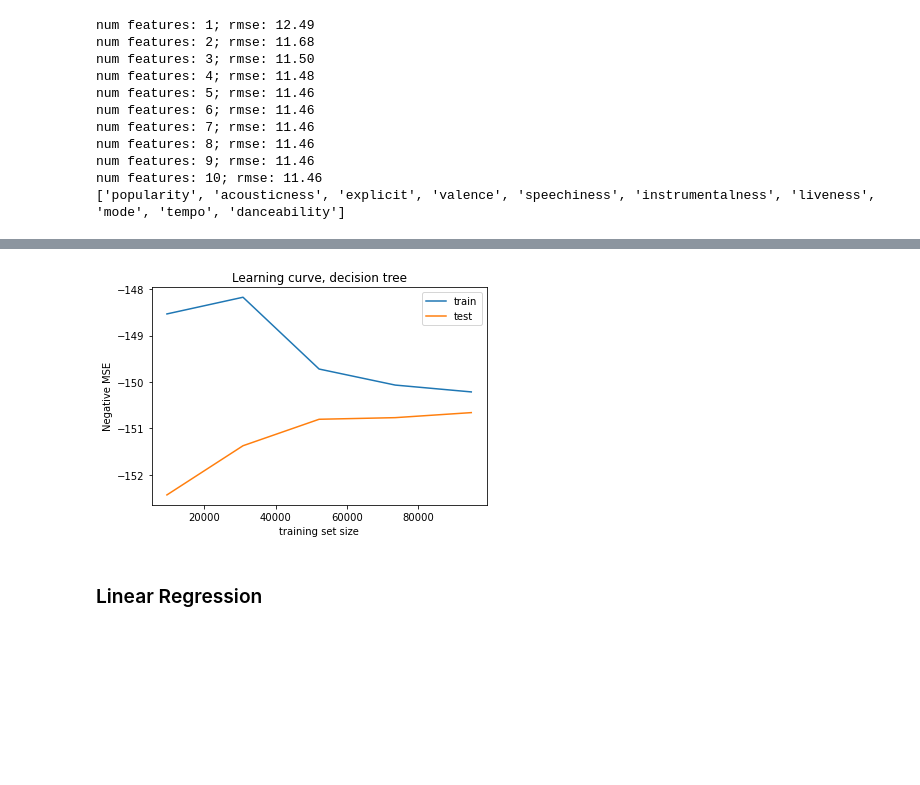
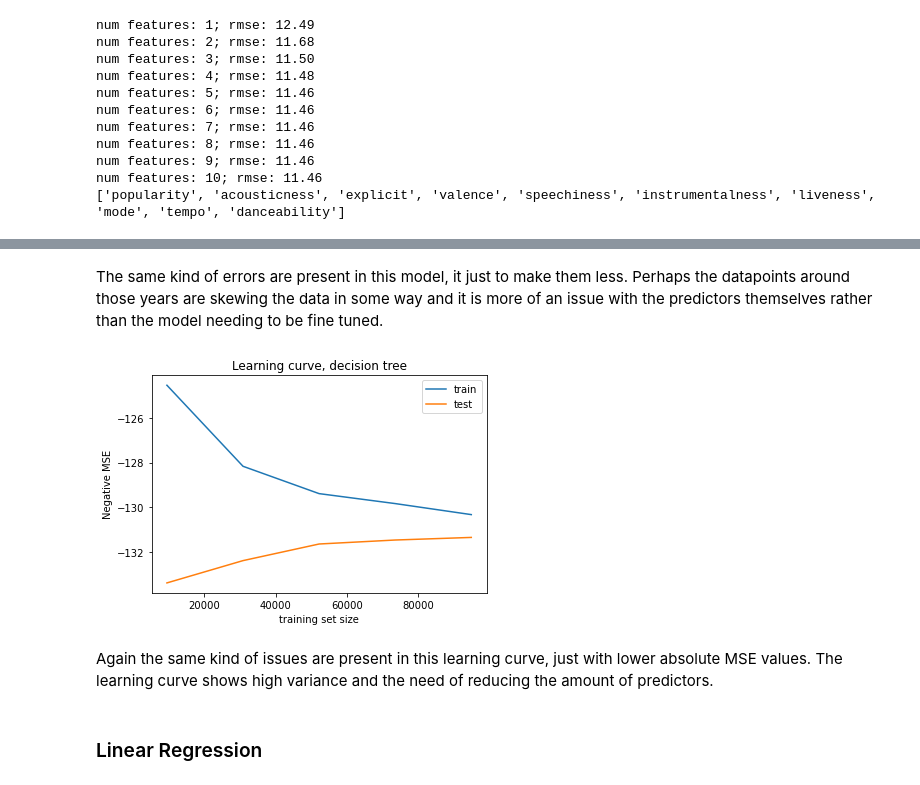
Before and after one commit to andrew-cline/cst-383-spotify_notebook, a Jupyter notebook: Project 2.ipynb, the cells around one changed output, grey strips where cells are left out. Cells and saved outputs as stored; diff of their text form; code cells hidden in the pictures; blank space fills up the shorter version.

```diff
--- a/Project 2.ipynb
+++ b/Project 2.ipynb
@@ -305,19 +314,23 @@ graph = graphviz.Source(dot_data)
 graph
 # %% [output]
 [drawing not drawn]
+# %% [markdown]
+The same kind of errors are present in this model, it just to make them less. Perhaps the datapoints around those years are skewing the data in some way and it is more of an issue with the predictors themselves rather than the model needing to be fine tuned.
 # %%
-train_sizes, train_scores, test_scores = learning_curve(treereg, X_train, y_train, cv=10,
+train_sizes, train_scores, test_scores = learning_curve(treereg5, X_train, y_train, cv=10,
                                                          scoring='neg_mean_squared_error')
 train_scores_mean = np.mean(train_scores, axis = 1)
 test_scores_mean = np.mean(test_scores, axis = 1)
 plt.plot(train_sizes, train_scores_mean, label='train')
 plt.plot(train_sizes, test_scores_mean, label='test')
 plt.ylabel('Negative MSE')
 plt.xlabel('training set size')
 plt.title('Learning curve, decision tree')
 plt.legend();
 # %% [output]
-[figure, old version]
+[figure, new version]
+# %% [markdown]
+Again the same kind of issues are present in this learning curve, just with lower absolute MSE values. The learning curve shows high variance and the need of reducing the amount of predictors.
 # %% [markdown]
 ### Linear Regression
 # %%
```
Also changed, not shown: parts of 41 cells of this notebook.
